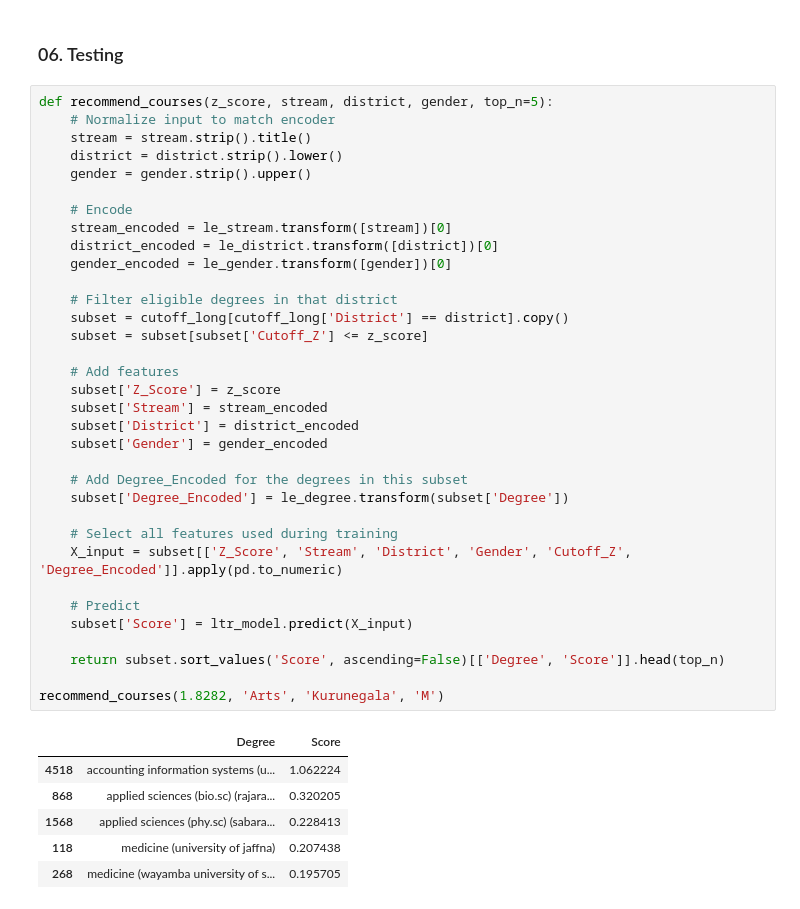
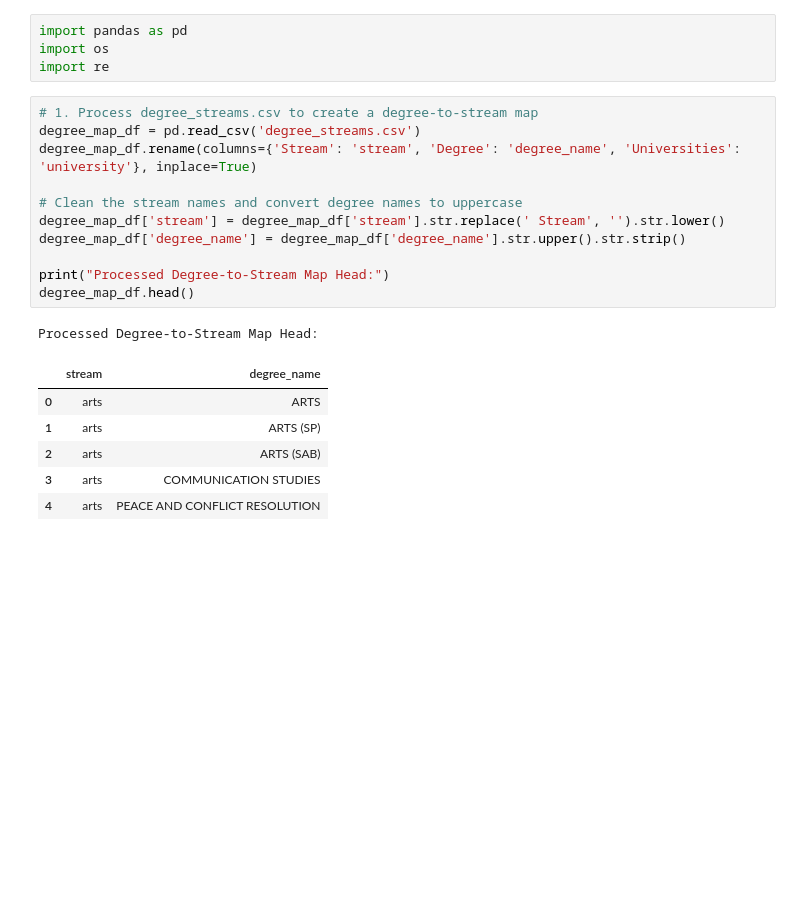
Before and after one commit to UniPredict-ML/UniPredict, a Jupyter notebook: ml/explore.ipynb, the cells around one changed output. Cells and saved outputs as stored; diff of their text form; blank space fills up the shorter version.

```diff
--- a/ml/explore.ipynb
+++ b/ml/explore.ipynb
@@ -353,43 +1,23 @@ for student_id in sample_ids:
-# %% [markdown]
-### 06. Testing
-# %%
-def recommend_courses(z_score, stream, district, gender, top_n=5):
-    # Normalize input to match encoder
-    stream = stream.strip().title()
-    district = district.strip().lower()
-    gender = gender.strip().upper()
-
-    # Encode
-    stream_encoded = le_stream.transform([stream])[0]
-    district_encoded = le_district.transform([district])[0]
-    gender_encoded = le_gender.transform([gender])[0]
-
-    # Filter eligible degrees in that district
-    subset = cutoff_long[cutoff_long['District'] == district].copy()
-    subset = subset[subset['Cutoff_Z'] <= z_score]
-
-    # Add features
-    subset['Z_Score'] = z_score
-    subset['Stream'] = stream_encoded
-    subset['District'] = district_encoded
-    subset['Gender'] = gender_encoded
-
-    # Add Degree_Encoded for the degrees in this subset
-    subset['Degree_Encoded'] = le_degree.transform(subset['Degree'])
-
-    # Select all features used during training
-    X_input = subset[['Z_Score', 'Stream', 'District', 'Gender', 'Cutoff_Z', 'Degree_Encoded']].apply(pd.to_numeric)
-
-    # Predict
-    subset['Score'] = ltr_model.predict(X_input)
-
-    return subset.sort_values('Score', ascending=False)[['Degree', 'Score']].head(top_n)
-
-recommend_courses(1.8282, 'Arts', 'Kurunegala', 'M')
-# %% [output]
-|  | Degree | Score |
-| 4518 | accounting information systems (u... | 1.062224 |
-| 868 | applied sciences (bio.sc) (rajara... | 0.320205 |
-| 1568 | applied sciences (phy.sc) (sabara... | 0.228413 |
-| 118 | medicine (university of jaffna) | 0.207438 |
-| 268 | medicine (wayamba university of s... | 0.195705 |
+# %%
+import pandas as pd
+import os
+import re
+# %%
+# 1. Process degree_streams.csv to create a degree-to-stream map
+degree_map_df = pd.read_csv('degree_streams.csv')
+degree_map_df.rename(columns={'Stream': 'stream', 'Degree': 'degree_name', 'Universities': 'university'}, inplace=True)
+
+# Clean the stream names and convert degree names to uppercase
+degree_map_df['stream'] = degree_map_df['stream'].str.replace(' Stream', '').str.lower()
+degree_map_df['degree_name'] = degree_map_df['degree_name'].str.upper().str.strip()
+
+print("Processed Degree-to-Stream Map Head:")
+degree_map_df.head()
+# %% [output]
+Processed Degree-to-Stream Map Head:
+|  | stream | degree_name |
+| 0 | arts | ARTS |
+| 1 | arts | ARTS (SP) |
+| 2 | arts | ARTS (SAB) |
+| 3 | arts | COMMUNICATION STUDIES |
+| 4 | arts | PEACE AND CONFLICT RESOLUTION |
```
Also changed, not shown: parts of 26 cells of this notebook, 40 other files.
